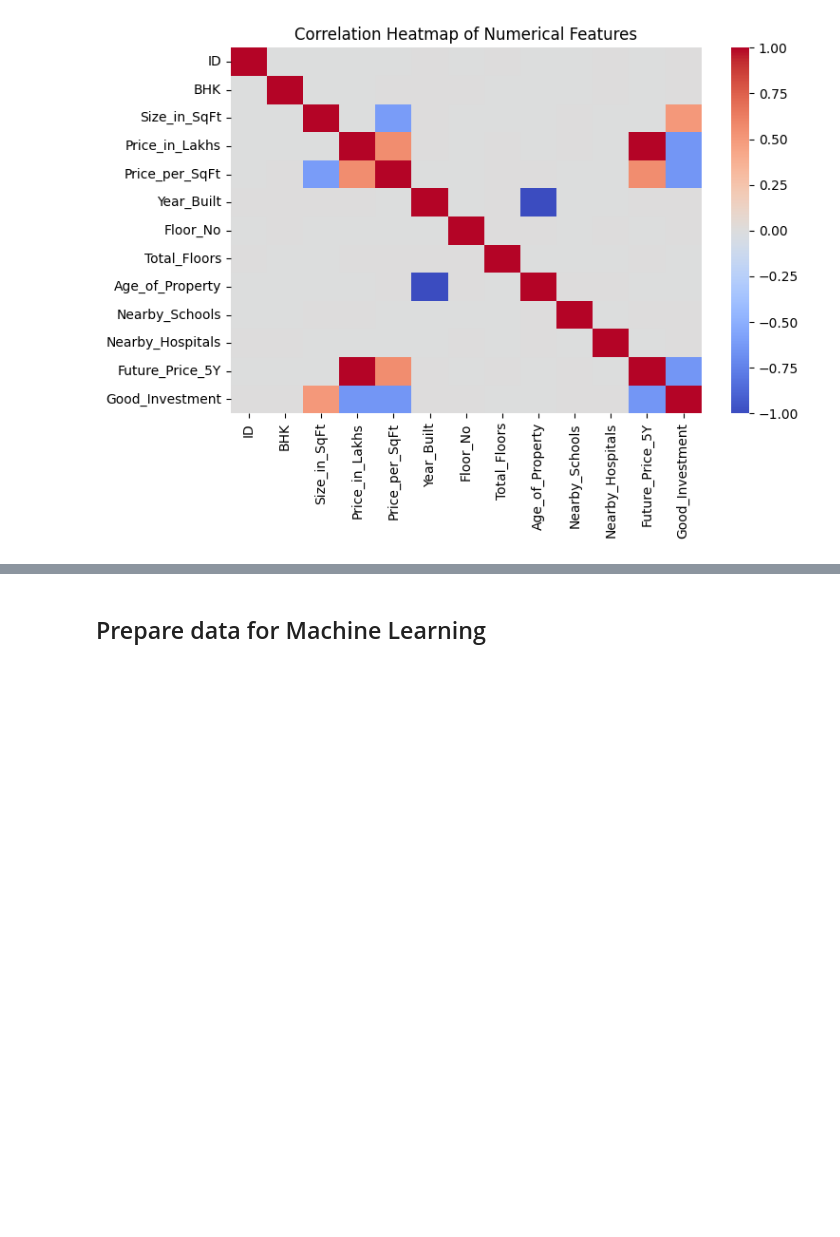
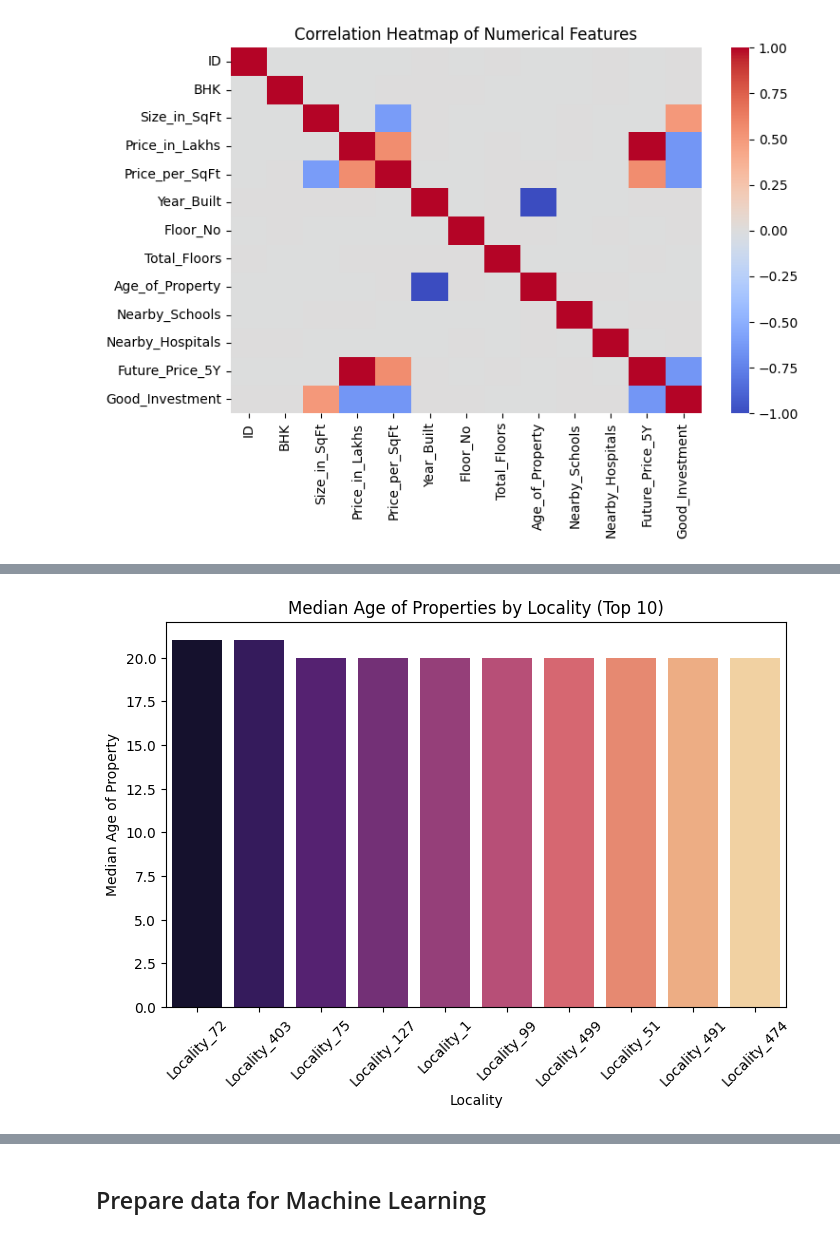
Before and after one commit to shabbu8111999/Real_Estate_Investment_Advisor_Using_ML_Streamlit, a Jupyter notebook: project_jupyter_file/real_estate_project.ipynb, the cells around one changed output, grey strips where cells are left out. Saved outputs shown, nothing was run; the diff lists cells and outputs as text; code cells hidden in the pictures; blank space fills up the shorter version.

```diff
--- a/project_jupyter_file/real_estate_project.ipynb
+++ b/project_jupyter_file/real_estate_project.ipynb
@@ -416,0 +459,13 @@ plt.show()
+# %%
+# Median Age of Property by Locality
+locality_age = df.groupby("Locality")["Age_of_Property"].median().sort_values(ascending=False).head(10)
+
+plt.figure(figsize=(8, 5))
+sns.barplot(x=locality_age.index, y=locality_age.values, palette="magma")
+plt.title("Median Age of Properties by Locality (Top 10)")
+plt.xlabel("Locality")
+plt.ylabel("Median Age of Property")
+plt.xticks(rotation=45)
+plt.show()
+# %% [output]
+[figure, added]
```
Also changed, not shown: parts of 25 cells of this notebook, 34 other files.
